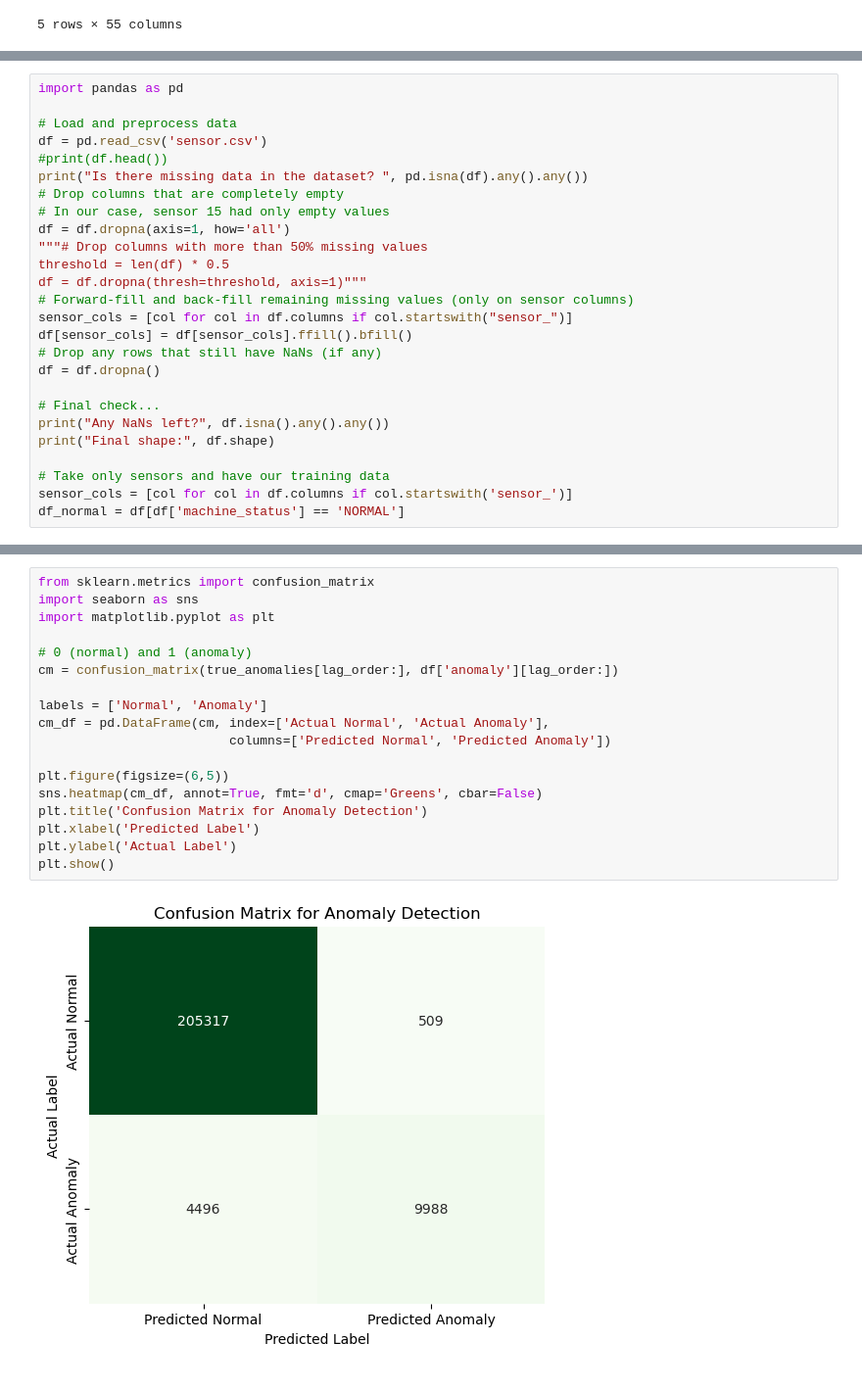
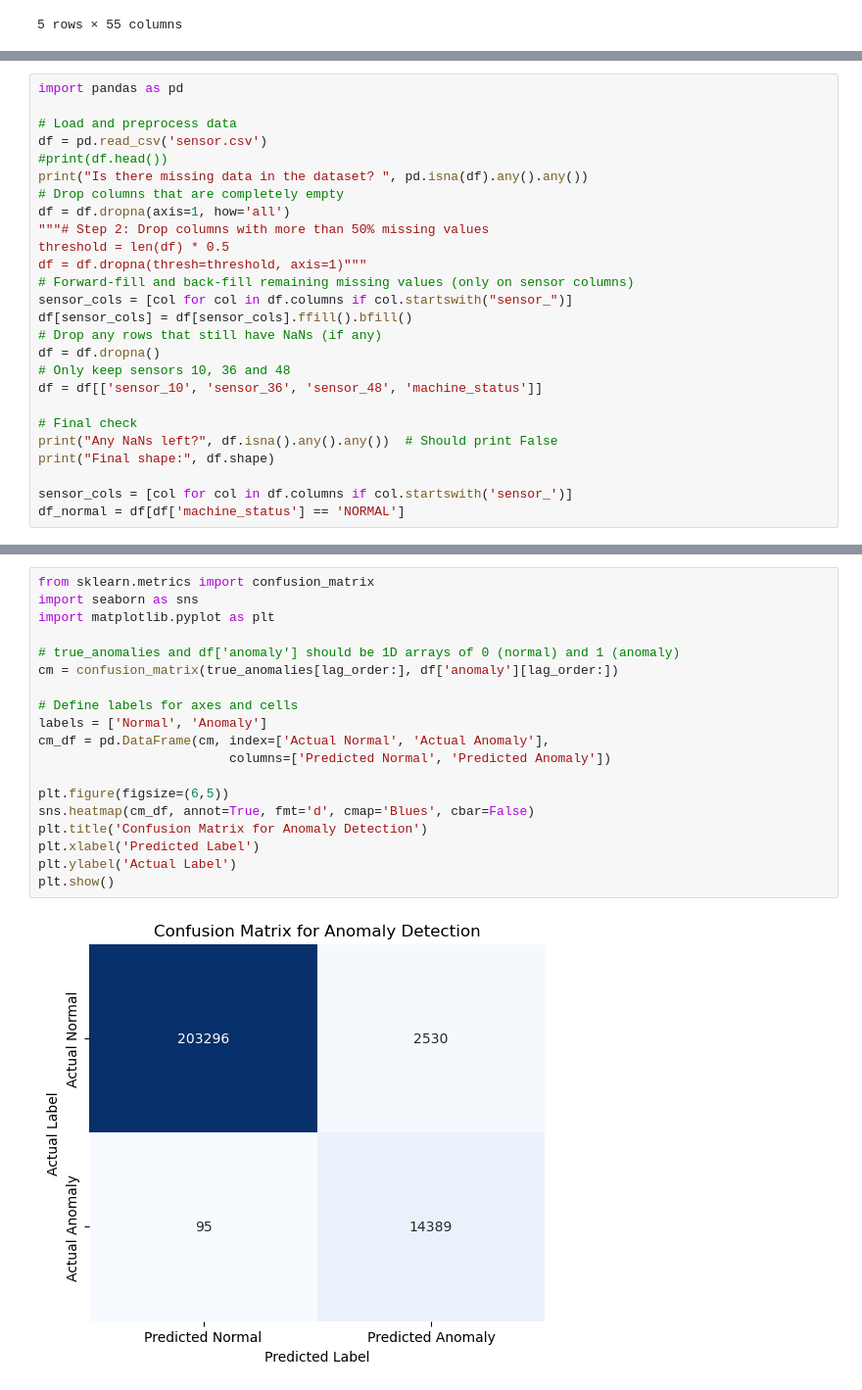
Before and after one commit to purnimaprabhav/TimeSeriesAnalysis, a Jupyter notebook: var_model.ipynb, the cells around one changed output, grey strips where cells are left out. Shown at 98% size. Saved outputs shown, nothing was run; the diff lists cells and outputs as text.

```diff
--- a/var_model.ipynb
+++ b/var_model.ipynb
@@ -32,9 +32,8 @@ df = pd.read_csv('sensor.csv')
 #print(df.head())
 print("Is there missing data in the dataset? ", pd.isna(df).any().any())
 # Drop columns that are completely empty
-# In our case, sensor 15 had only empty values
 df = df.dropna(axis=1, how='all')
-"""# Drop columns with more than 50% missing values
+"""# Step 2: Drop columns with more than 50% missing values
 threshold = len(df) * 0.5
 df = df.dropna(thresh=threshold, axis=1)"""
 # Forward-fill and back-fill remaining missing values (only on sensor columns)
@@ -42,12 +41,13 @@ sensor_cols = [col for col in df.columns if col.startswith("sensor_")]
 df[sensor_cols] = df[sensor_cols].ffill().bfill()
 # Drop any rows that still have NaNs (if any)
 df = df.dropna()
+# Only keep sensors 10, 36 and 48
+df = df[['sensor_10', 'sensor_36', 'sensor_48', 'machine_status']]
 
-# Final check...
-print("Any NaNs left?", df.isna().any().any())
+# Final check
+print("Any NaNs left?", df.isna().any().any())  # Should print False
 print("Final shape:", df.shape)
 
-# Take only sensors and have our training data
 sensor_cols = [col for col in df.columns if col.startswith('sensor_')]
 df_normal = df[df['machine_status'] == 'NORMAL']
 # %% [output]
@@ -128,20 +128,21 @@ L6.sensor_33          0.026412         0.013453
 # %%
 from sklearn.metrics import confusion_matrix
 import seaborn as sns
 import matplotlib.pyplot as plt
 
-# 0 (normal) and 1 (anomaly)
+# true_anomalies and df['anomaly'] should be 1D arrays of 0 (normal) and 1 (anomaly)
 cm = confusion_matrix(true_anomalies[lag_order:], df['anomaly'][lag_order:])
 
+# Define labels for axes and cells
 labels = ['Normal', 'Anomaly']
 cm_df = pd.DataFrame(cm, index=['Actual Normal', 'Actual Anomaly'],
                          columns=['Predicted Normal', 'Predicted Anomaly'])
 
 plt.figure(figsize=(6,5))
-sns.heatmap(cm_df, annot=True, fmt='d', cmap='Greens', cbar=False)
+sns.heatmap(cm_df, annot=True, fmt='d', cmap='Blues', cbar=False)
 plt.title('Confusion Matrix for Anomaly Detection')
 plt.xlabel('Predicted Label')
 plt.ylabel('Actual Label')
 plt.show()
 # %% [output]
-[figure, old version]
+[figure, new version]
```
Also changed, not shown: parts of 17 cells of this notebook.
